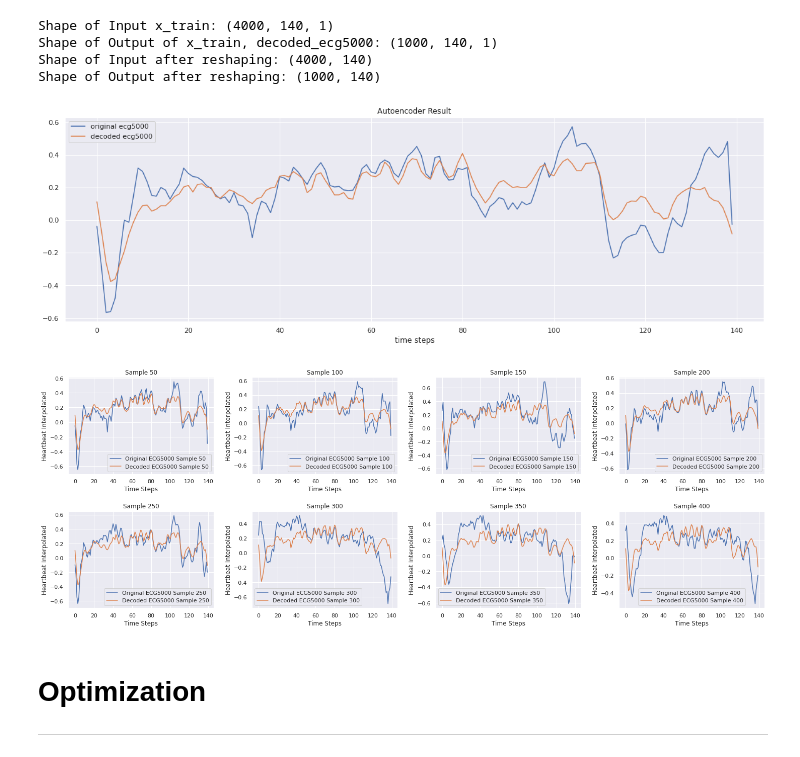
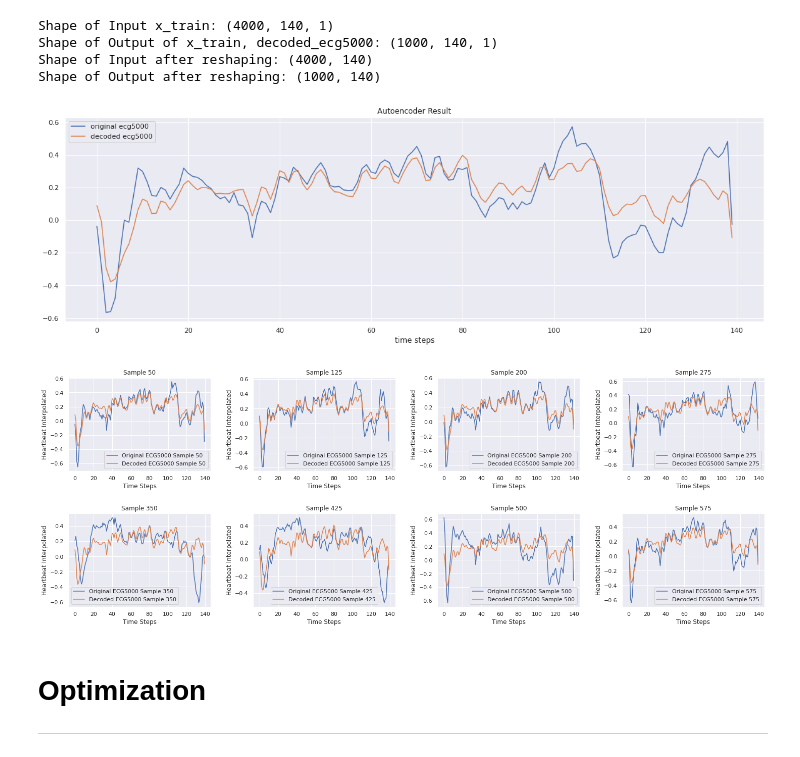
Before and after one commit to nina-prog/sem-data-analysis-VAE, a Jupyter notebook: VAE_v2.0.ipynb, the cells around one changed output. Cells and saved outputs as stored; diff of their text form; code cells hidden in the pictures.

```diff
--- a/VAE_v2.0.ipynb
+++ b/VAE_v2.0.ipynb
@@ -159,7 +121,9 @@ class Sampling(layers.Layer):
 # %% [markdown]
 ## Encoder
 # %%
-def create_encoder(encoding_dim=140, intermediate_dim=140, latent_dim=5, activation='tanh', dropout_rate=0.2, regulazier_rate=0.001): # maybe delete encoding and latent dim, do something with input shape
+def create_encoder(encoding_dim=140, intermediate_dim=140, latent_dim=5, activation='tanh', dropout_rate=0.2, regulazier_rate=0.004): # maybe delete encoding and latent dim, do something with input shape
+    """Maps ECG5000 time series to a triplet (z_mean, z_log_var, z)."""
+
     ### Define Layers
     encoder_inputs = keras.Input(shape=(140, 1), name='Encoder_Input_layer')
 
@@ -204,7 +150,9 @@ ________________________________________________________________________________
 # %% [markdown]
 ## Decoder
 # %%
-def create_decoder(encoding_dim=140, intermediate_dim=140, latent_dim=5, activation='tanh', dropout_rate=0.2, regulazier_rate=0.001): # maybe delete encoding and latent dim, do something with input shape
+def create_decoder(encoding_dim=140, intermediate_dim=140, latent_dim=5, activation='tanh', dropout_rate=0.2, regulazier_rate=0.004): # maybe delete encoding and latent dim, do something with input shape
+    """Converts z, the encoded time series, back into a readable time series."""
+
     ### Define Layers
     latent_inputs = keras.Input(shape=(latent_dim,), name='Decoder_Input_layer')
 
@@ -304,10 +244,10 @@ class VAE(keras.Model):
 # %% [markdown]
 Build VAE connecting Encoder and Decoder
 # %%
-### Function to create model, required for KerasClassifier
-# while accepting the hyperparameters we want to tune
-# we also pass some default values such as optimizer='SGD'
-def create_model(activation='tanh', intermediate_dim=140, dropout_rate=0.2, regulazier_rate=0.001, optimizer='adam', learn_rate=0.001, name='VAE'):
+### Definde function to create model
+def create_model(activation='tanh', intermediate_dim=140, dropout_rate=0.2, regulazier_rate=0.004, optimizer='adam', learn_rate=0.001, name='VAE'):
+    """Creates VAE model, required for wrapping in estimator interface KerasRegressor, while accepting the hyperparameters we want to tune. We also pass some default values."""
+
     # create encoder
     encoder = create_encoder(activation=activation, intermediate_dim=intermediate_dim, dropout_rate=dropout_rate, regulazier_rate=regulazier_rate)
     # create decoder
@@ -362,8 +284,8 @@ ________________________________________________________________________________
 ---
 # %%
 ### Train Properties
-epochs = 12 #60, 100
-batch_size = 16 #32
+epochs = 100 #20, 100
+batch_size = 32 #16, 32
 # %% [markdown]
 ## Train
 # %%
@@ -542,27 +413,29 @@ plt.plot(new_decoded_ecg5000[i], label='decoded ecg5000')
 plt.legend(loc="upper left")
 plt.show()
 # %% [output]
-[figure, old version]
+[figure, new version]
 # %%
 ### Plot Multiple Samples
 n_rows = 2
 n_cols = 4
 
 # Size Properties and layout design for tighter representation
 fig, axs = plt.subplots(nrows = n_rows, ncols = n_cols, figsize=(20,7))
 fig.tight_layout(w_pad=4, h_pad = 5)
 
 # Subplotting
 i = 50
 for row in range(n_rows):
   for col in range(n_cols):
     axs[row, col].plot(new_x_train[i])
     axs[row, col].plot(new_decoded_ecg5000[i])
     axs[row, col].legend(["Original ECG5000 Sample {}".format(i), "Decoded ECG5000 Sample {}".format(i)])
     axs[row, col].set(xlabel = "Time Steps", ylabel = "Heartbeat Interpolated", title = "Sample {}".format(i))
-    i = i + 50
+    i = i + 75
+
+plt.savefig('dataComparison.jpg')
 # %% [output]
-[figure, old version]
+[figure, new version]
 # %% [markdown]
 # Optimization
 
```
Also changed, not shown: parts of 19 cells of this notebook.
